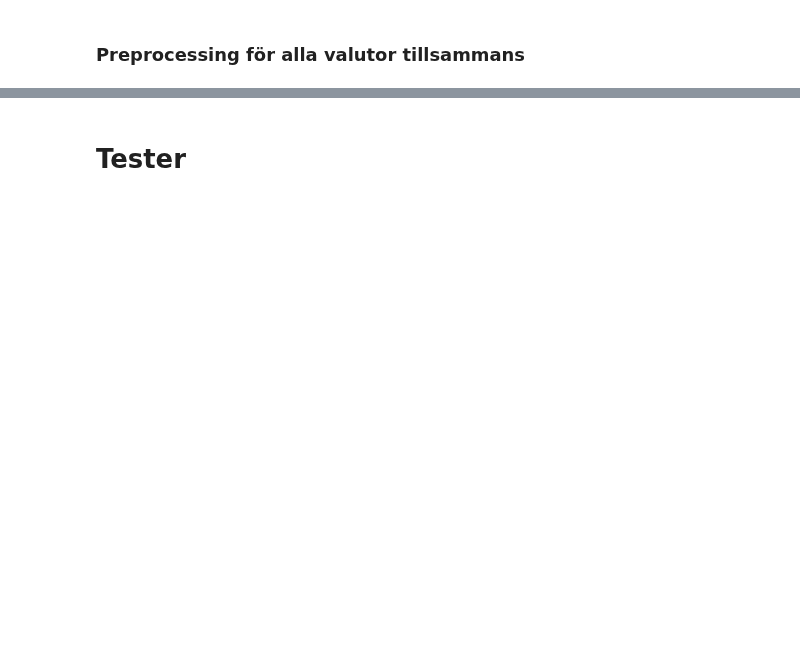
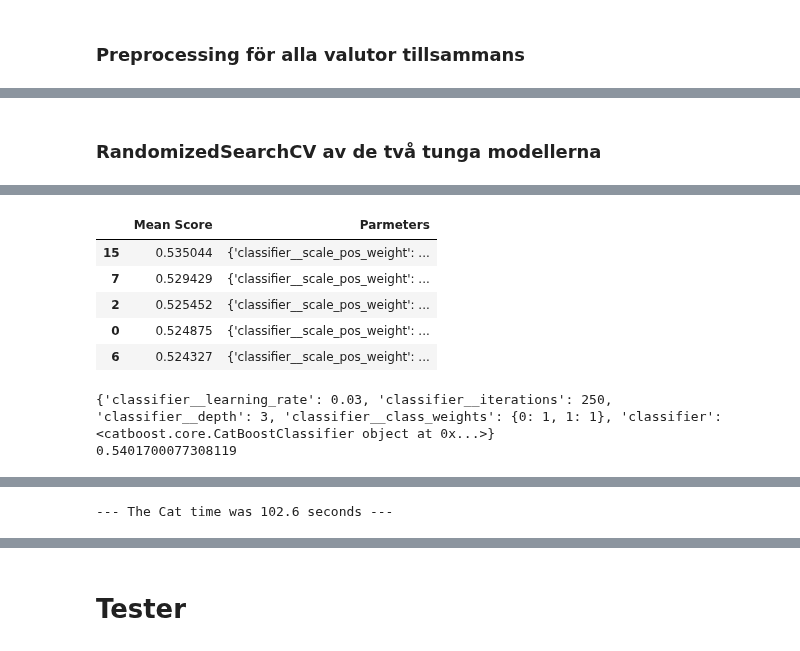
Before and after one commit to carokanns/the_new_Krypto, a Jupyter notebook: my_testa_modeller.ipynb, the cells around one changed output, grey strips where cells are left out. Drawn from its saved outputs; the diff is of its cells as text; code cells hidden in the pictures; blank space fills up the shorter version.

```diff
--- a/my_testa_modeller.ipynb
+++ b/my_testa_modeller.ipynb
@@ -569,5 +615,4 @@ df2
 # %%
 # print df för a specific Data
 df2.sort_index(ascending=True, inplace=True)
-df2.loc[df2.index >=  '2017-11-07'].head(50)
-# TODO: Undersök varför vi bara har 1 rad per datum för 2017-11-07
+df2.dropna(inplace=True)
@@ -724,0 +783,67 @@ df_res1.head()
+# %% [markdown]
+### RandomizedSearchCV av de två tunga modellerna
+# %%
+from sklearn.model_selection import RandomizedSearchCV
+
+# Add the new parameter dictionaries to the list
+params = [paramCat, paramXGB]
+# Total parameters for all 2 models = 144+48 = 192
+
+# Make RandomizedSearch one by one for each model - because it takes so long time
+
+# Number of iterations for randomized search
+n_iter_search = 30
+
+#### Random search XGB - including cross validation ####
+# Take the time
+start_time = time.time()
+random2a = RandomizedSearchCV(
+    pipeline, param_distributions=params[1:], n_iter=n_iter_search, cv=tscv, n_jobs=-1, scoring='roc_auc', random_state=42).fit(X, y)
+
+# print the best parameters...
+print(random2a.best_params_)
+
+# print best score for the best model (in our case roc_auc score)
+print(random2a.best_score_)
+
+# Stats for each test - we have a total 48 tests
+means2a = random2a.cv_results_['mean_test_score']
+params_summary2a = random2a.cv_results_['params']
+
+#Capture all data into a Data Frame
+df_res2a = pd.DataFrame(list(zip(means2a, params_summary2a)),
+                        columns=['Mean Score', 'Parmeters'])
+
+# Take the time
+print("--- The XGB time was %s seconds ---" % round((time.time() - start_time), 1))
+df_res2a = df_res2a.sort_values(by='Mean Score', ascending=False)
+df_res2a.to_csv('RandomSearchResults2a.csv', index=False)
+
+display(df_res2a.head())
+
+#### Random search CATB - including cross validation ####
+# Take the time
+start_time = time.time()
+random2b = RandomizedSearchCV(
+    pipeline, param_distributions=params[:1], n_iter=n_iter_search, cv=tscv, n_jobs=-1, scoring='roc_auc', random_state=42).fit(X, y)
+
+# print the best parameters...
+print(random2b.best_params_)
+
+# print best score for the best model (in our case roc_auc score)
+print(random2b.best_score_)
+
+# Stats for each test - we have a total 144 tests
+means2b = random2b.cv_results_['mean_test_score']
+params_summary2b = random2b.cv_results_['params']
+
+#Capture all data into a Data Frame
+df_res2b = pd.DataFrame(list(zip(means2b, params_summary2b)),
+                        columns=['Mean Score', 'Parmeters'])
+df_res2b =df_res2b.sort_values(by='Mean Score', ascending=False)
+df_res2b.to_csv('RandomSearchResults2b.csv', index=False)
+
+display(df_res2b.head())
+# Take the time
+print("--- The Cat time was %s seconds ---" % round((time.time() - start_time), 1))
+# %% [output]
@@ -724,0 +863,8 @@ df_res1.head()
+|  | Mean Score | Parmeters |
+| 15 | 0.535044 | {'classifier__scale_pos_weight': ... |
+| 7 | 0.529429 | {'classifier__scale_pos_weight': ... |
+| 2 | 0.525452 | {'classifier__scale_pos_weight': ... |
+| 0 | 0.524875 | {'classifier__scale_pos_weight': ... |
+| 6 | 0.524327 | {'classifier__scale_pos_weight': ... |
+{'classifier__learning_rate': 0.03, 'classifier__iterations': 250, 'classifier__depth': 3, 'classifier__class_weights': {0: 1, 1: 1}, 'classifier': <catboost.core.CatBoostClassifier object at 0x...>}
+0.5401700077308119
@@ -724,0 +877 @@ df_res1.head()
+--- The Cat time was 102.6 seconds ---
```
Also changed, not shown: parts of 30 cells of this notebook, 5 other files.
